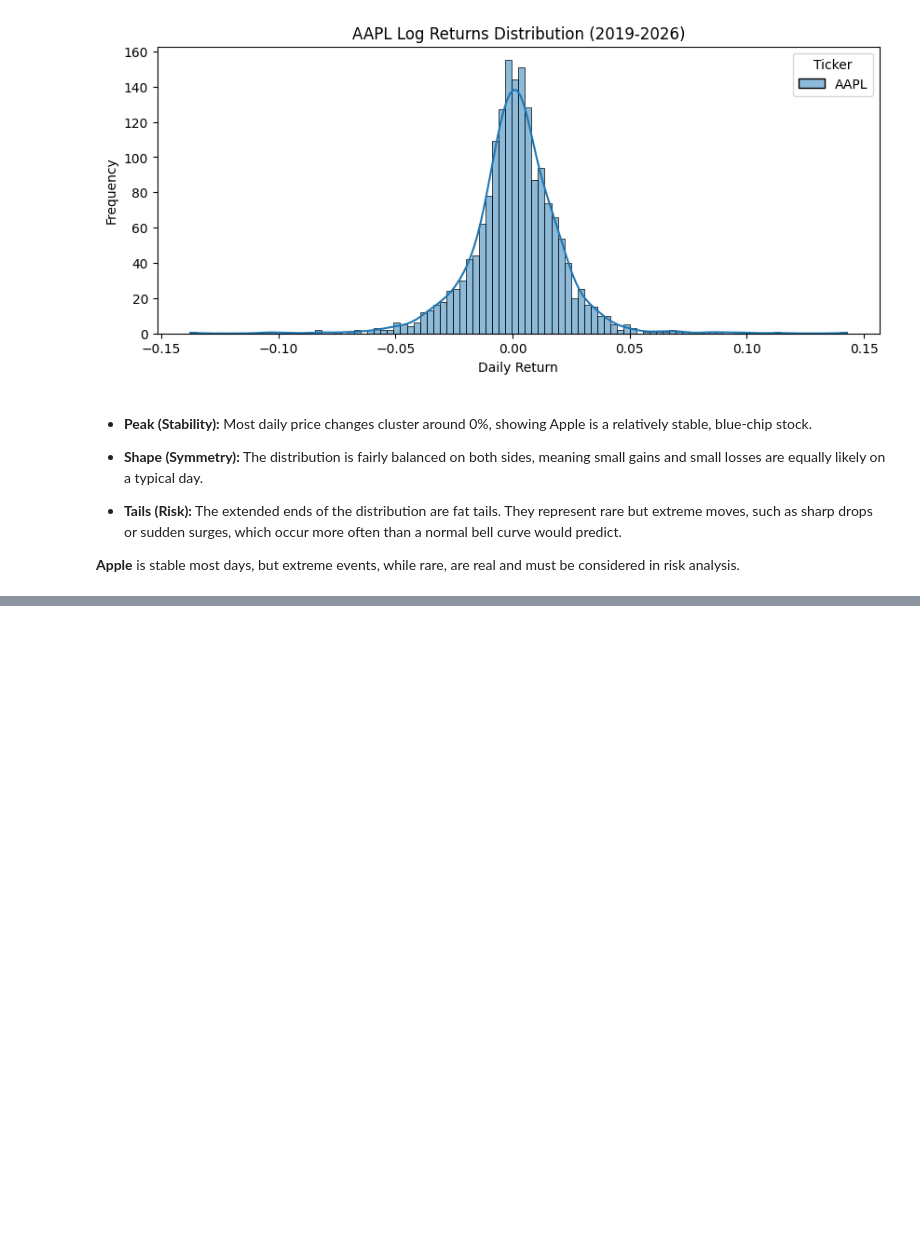
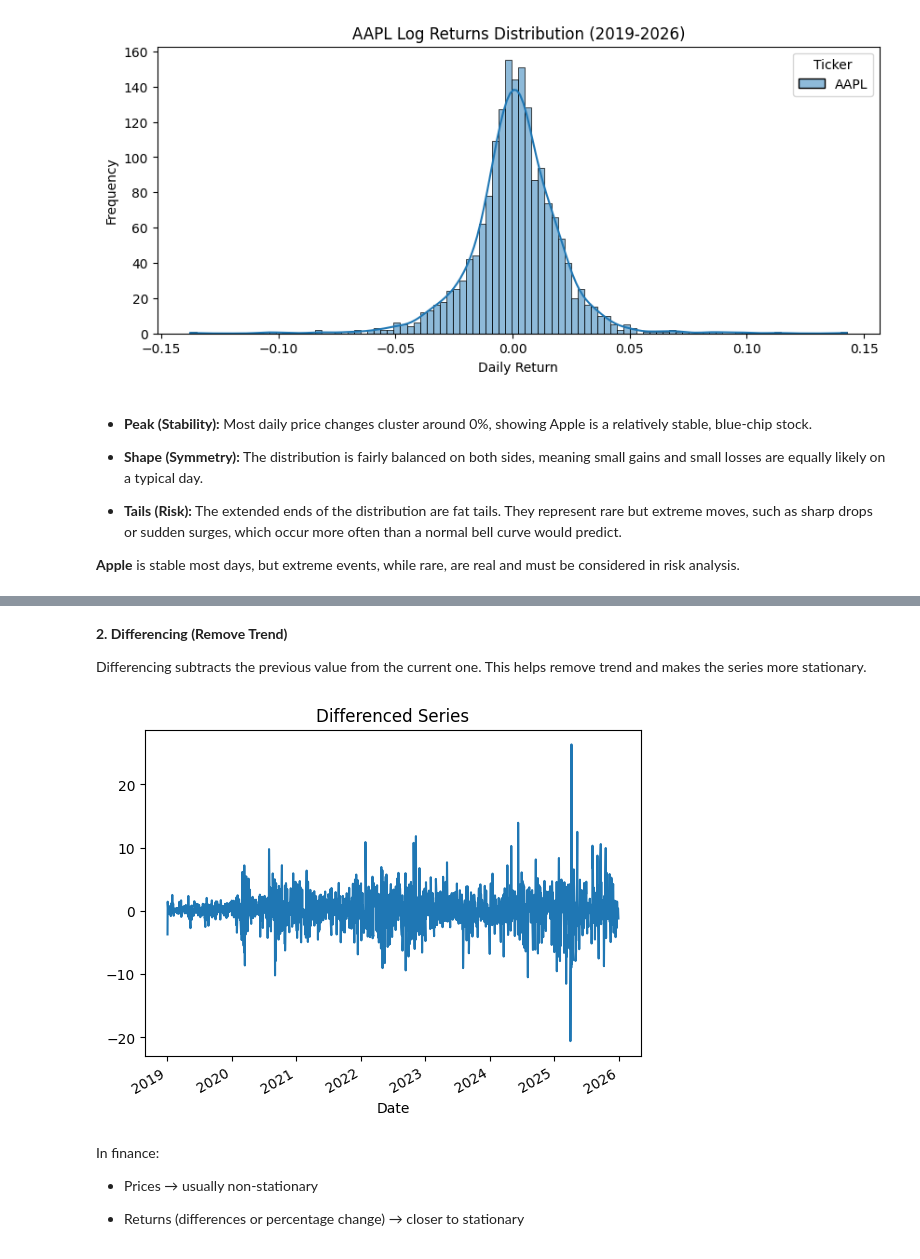
Before and after one commit to epythonlab2/AI_4_health, a Jupyter notebook: module_3_2_financial_data_science.ipynb, the cells around one changed output, grey strips where cells are left out. Saved outputs shown, nothing was run; the diff lists cells and outputs as text; code cells hidden in the pictures; blank space fills up the shorter version.

```diff
--- a/module_3_2_financial_data_science.ipynb
+++ b/module_3_2_financial_data_science.ipynb
@@ -669,0 +696,18 @@ plt.show()
+# %% [markdown]
+**2. Differencing (Remove Trend)**
+
+Differencing subtracts the previous value from the current one.
+This helps remove trend and makes the series more stationary.
+# %%
+data["Diff_Close"] = data["Close"].diff()
+
+data["Diff_Close"].plot(title="Differenced Series")
+plt.show()
+# %% [output]
+[figure, added]
+# %% [markdown]
+In finance:
+
+- Prices → usually non-stationary
+
+- Returns (differences or percentage change) → closer to stationary
```
Also changed, not shown: parts of 13 cells of this notebook.
